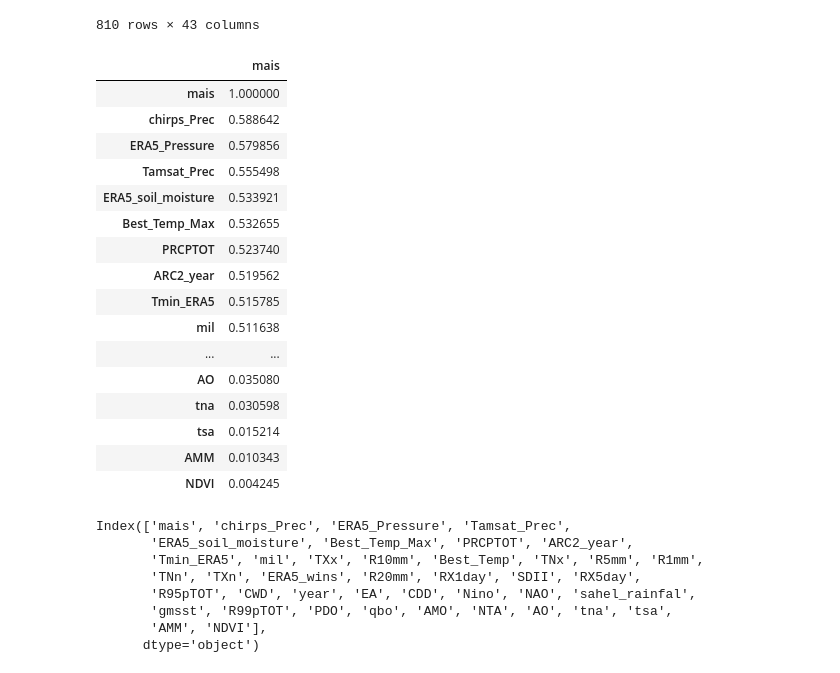
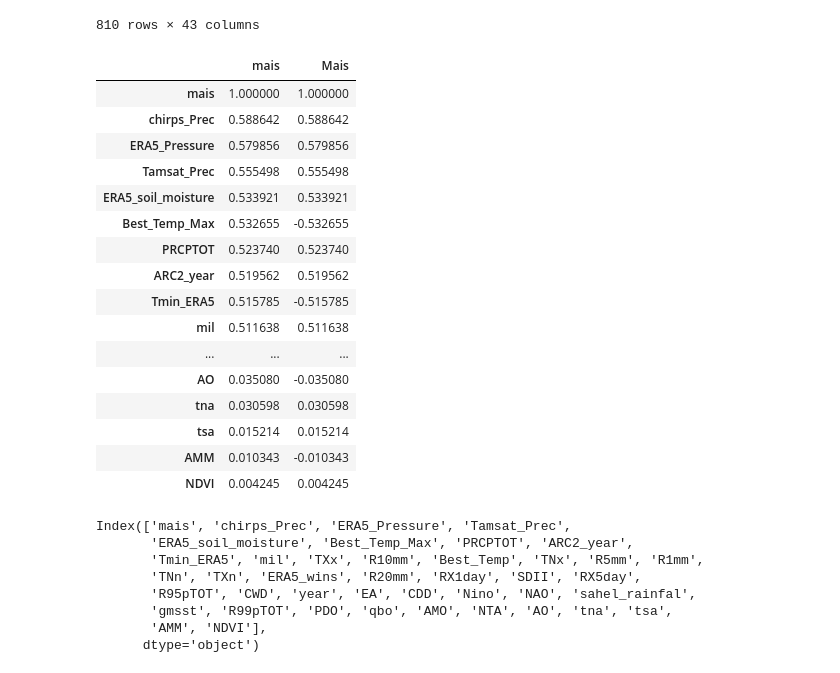
Before and after one commit to wamanagba/Crop_yield, a Jupyter notebook: python/dern/Mil_mais_National_02.ipynb, the cells around one changed output. Saved outputs shown, nothing was run; the diff lists cells and outputs as text; code cells hidden in the pictures.

```diff
--- a/python/dern/Mil_mais_National_02.ipynb
+++ b/python/dern/Mil_mais_National_02.ipynb
@@ -63,26 +63,30 @@ dt
 # %%
 #var = pd.get_dummies(df[c0],drop_first=True)
 mais=pd.DataFrame(abs(pd.DataFrame(pd.DataFrame(dt.corr()))['mais']))
-mais=pd.DataFrame(mais.sort_values(by='mais',ascending=False))
+mais2=pd.DataFrame(pd.DataFrame(pd.DataFrame(dt.corr()))['mais'])
+mais2=mais2.rename(columns={'mais':'Mais'})
+vv=pd.concat([mais,mais2],axis=1)
+
+mais=pd.DataFrame(vv.sort_values(by='mais',ascending=False))
 mais
 # %% [output]
-|  | mais |
-| mais | 1.000000 |
-| chirps_Prec | 0.588642 |
-| ERA5_Pressure | 0.579856 |
-| Tamsat_Prec | 0.555498 |
-| ERA5_soil_moisture | 0.533921 |
-| Best_Temp_Max | 0.532655 |
-| PRCPTOT | 0.523740 |
-| ARC2_year | 0.519562 |
-| Tmin_ERA5 | 0.515785 |
-| mil | 0.511638 |
-| ... | ... |
-| AO | 0.035080 |
-| tna | 0.030598 |
-| tsa | 0.015214 |
-| AMM | 0.010343 |
-| NDVI | 0.004245 |
+|  | mais | Mais |
+| mais | 1.000000 | 1.000000 |
+| chirps_Prec | 0.588642 | 0.588642 |
+| ERA5_Pressure | 0.579856 | 0.579856 |
+| Tamsat_Prec | 0.555498 | 0.555498 |
+| ERA5_soil_moisture | 0.533921 | 0.533921 |
+| Best_Temp_Max | 0.532655 | -0.532655 |
+| PRCPTOT | 0.523740 | 0.523740 |
+| ARC2_year | 0.519562 | 0.519562 |
+| Tmin_ERA5 | 0.515785 | -0.515785 |
+| mil | 0.511638 | 0.511638 |
+| ... | ... | ... |
+| AO | 0.035080 | -0.035080 |
+| tna | 0.030598 | 0.030598 |
+| tsa | 0.015214 | 0.015214 |
+| AMM | 0.010343 | -0.010343 |
+| NDVI | 0.004245 | 0.004245 |
 # %%
 mais.index
 # %% [output]
```
Also changed, not shown: parts of 12 cells of this notebook, 14 other files.
